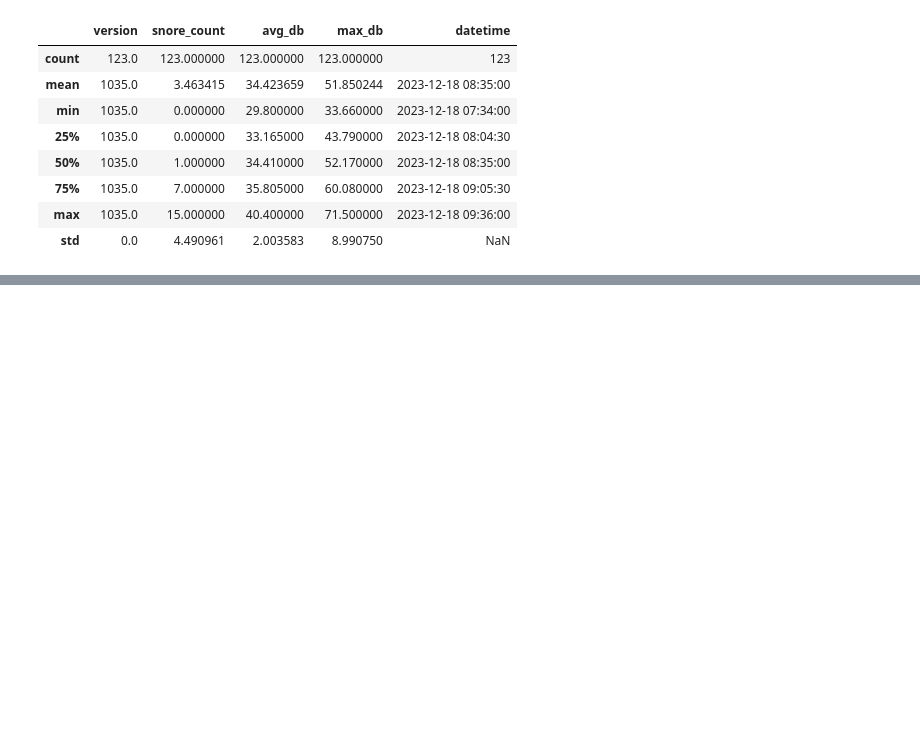
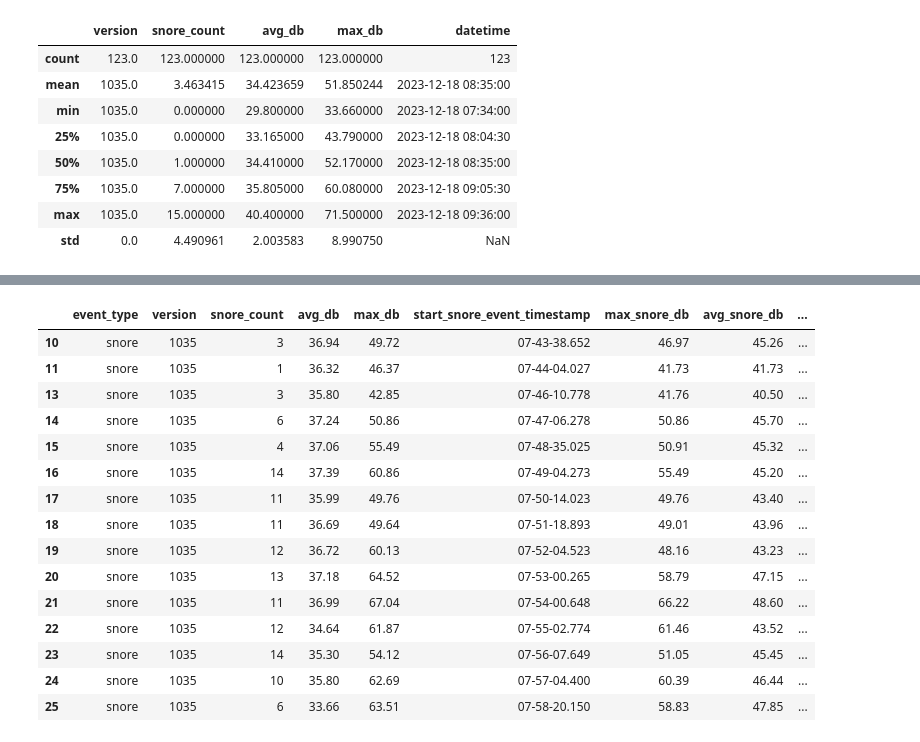
Before and after one commit to okanwyl/plot-test, a Jupyter notebook: pilot-test.ipynb, the cells around one changed output, grey strips where cells are left out. Saved outputs shown, nothing was run; the diff lists cells and outputs as text; code cells hidden in the pictures; blank space fills up the shorter version.

```diff
--- a/pilot-test.ipynb
+++ b/pilot-test.ipynb
@@ -2,13 +2,14 @@
 from datetime import datetime
 import pandas as pd
 import matplotlib.pyplot as plt
-import seaborn as sns
 import re
 from os import listdir
 from os.path import isfile, join
 import json
-onlyfiles = [f for f in listdir("./real-data-copy") if isfile(join("./real-data-copy", f))]
 
+onlyfiles = [
+    f for f in listdir("./real-data-copy") if isfile(join("./real-data-copy", f))
+]
 
 
 print(len(onlyfiles))
@@ -169,0 +96,28 @@ plt.show()
+# %%
+def apply_increase_level(noise_level, avg_snore_db):
+    percentage_increase = ((avg_snore_db - noise_level) / noise_level) * 100
+    return percentage_increase
+
+
+df["noise_increase_percentage"] = df.apply(
+    lambda row: apply_increase_level(row["noise_level"], row["avg_snore_db"]), axis=1
+)
+
+df.head(15)
+# %% [output]
+|  | event_type | version | snore_count | avg_db | max_db | start_snore_event_timestamp | max_snore_db | avg_snore_db | ... |
+| 10 | snore | 1035 | 3 | 36.94 | 49.72 | 07-43-38.652 | 46.97 | 45.26 | ... |
+| 11 | snore | 1035 | 1 | 36.32 | 46.37 | 07-44-04.027 | 41.73 | 41.73 | ... |
+| 13 | snore | 1035 | 3 | 35.80 | 42.85 | 07-46-10.778 | 41.76 | 40.50 | ... |
+| 14 | snore | 1035 | 6 | 37.24 | 50.86 | 07-47-06.278 | 50.86 | 45.70 | ... |
+| 15 | snore | 1035 | 4 | 37.06 | 55.49 | 07-48-35.025 | 50.91 | 45.32 | ... |
+| 16 | snore | 1035 | 14 | 37.39 | 60.86 | 07-49-04.273 | 55.49 | 45.20 | ... |
+| 17 | snore | 1035 | 11 | 35.99 | 49.76 | 07-50-14.023 | 49.76 | 43.40 | ... |
+| 18 | snore | 1035 | 11 | 36.69 | 49.64 | 07-51-18.893 | 49.01 | 43.96 | ... |
+| 19 | snore | 1035 | 12 | 36.72 | 60.13 | 07-52-04.523 | 48.16 | 43.23 | ... |
+| 20 | snore | 1035 | 13 | 37.18 | 64.52 | 07-53-00.265 | 58.79 | 47.15 | ... |
+| 21 | snore | 1035 | 11 | 36.99 | 67.04 | 07-54-00.648 | 66.22 | 48.60 | ... |
+| 22 | snore | 1035 | 12 | 34.64 | 61.87 | 07-55-02.774 | 61.46 | 43.52 | ... |
+| 23 | snore | 1035 | 14 | 35.30 | 54.12 | 07-56-07.649 | 51.05 | 45.45 | ... |
+| 24 | snore | 1035 | 10 | 35.80 | 62.69 | 07-57-04.400 | 60.39 | 46.44 | ... |
+| 25 | snore | 1035 | 6 | 33.66 | 63.51 | 07-58-20.150 | 58.83 | 47.85 | ... |
```
Also changed, not shown: parts of 9 cells of this notebook, 2 other files.
